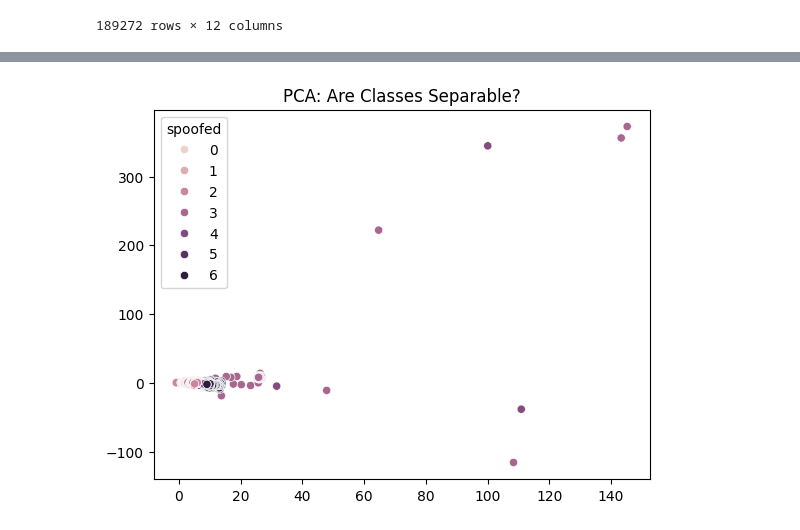
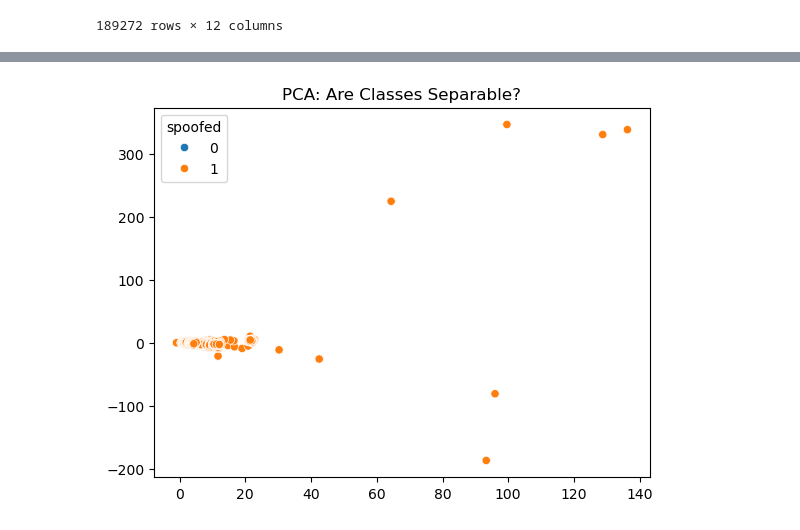
Before and after one commit to nicholastey/gnss_spoof_detector, a Jupyter notebook: spoof_detector/new.ipynb, the cells around one changed output, grey strips where cells are left out. Saved outputs shown, nothing was run; the diff lists cells and outputs as text; code cells hidden in the pictures.

```diff
--- a/spoof_detector/new.ipynb
+++ b/spoof_detector/new.ipynb
@@ -60,11 +61,11 @@ big_df = []
 dicts_with_labels = [
     (cs_dict, 0),  # Clean
     (ds1_dict, 1),
-    (ds2_dict, 2),
-    (ds3_dict, 3),
-    (ds4_dict, 4),
-    (ds7_dict, 5),
-    (ds8_dict, 6)
+    (ds2_dict, 1),
+    (ds3_dict, 1),
+    (ds4_dict, 1),
+    (ds7_dict, 1),
+    (ds8_dict, 1)
 ]
 
 for dataset, label in dicts_with_labels:
@@ -132,7 +128,7 @@ dtype: int64
 big_df = big_df.sort_values(by=['prn', 'rx_time'])
 
 # Define a rolling window size
-# window_size = 200
+window_size = 500
 
 # Apply rolling stats grouped by PRN
 for col in ['cn0_db_hz', 'carrier_doppler_hz']:
@@ -405,0 +432,11 @@ SVC(class_weight='balanced')
+# %%
+#PCA for SVM
+pca = PCA(n_components=.95)
+X_pca = pca.fit_transform(X)
+
+X_train_pca, X_test_pca, y_train_pca, y_test_pca = train_test_split(X_pca, y, test_size=0.2, shuffle=True)
+X_train_pca, X_val_pca, y_train_pca, y_val_pca = train_test_split(X_train_pca, y_train_pca, test_size=0.2, shuffle=True)
+
+X_no_diff_pca = pca.fit_transform(X_no_diff)
+X_train_no_diff_pca, X_test_no_diff_pca, y_train_no_diff_pca, y_test_no_diff_pca = train_test_split(X_no_diff_pca, y_no_diff, test_size=0.2, shuffle=True)
+X_train_no_diff_pca, X_val_no_diff_pca, y_train_no_diff_pca, y_val_no_diff_pca = train_test_split(X_train_no_diff_pca, y_train_no_diff_pca, test_size=0.2, shuffle=True)
@@ -550,11 +619,9 @@ weighted avg       0.87      0.25      0.24     37853
 # %%
-from sklearn.decomposition import PCA
 
-pca = PCA(n_components=3)
-X_pca = pca.fit_transform(X)
+
 
 sns.scatterplot(x=X_pca[:,0], y=X_pca[:,1], hue=y)
 plt.title("PCA: Are Classes Separable?")
 plt.show()
 # %% [output]
-[figure, old version]
+[figure, new version]
```
Also changed, not shown: parts of 26 cells of this notebook.
